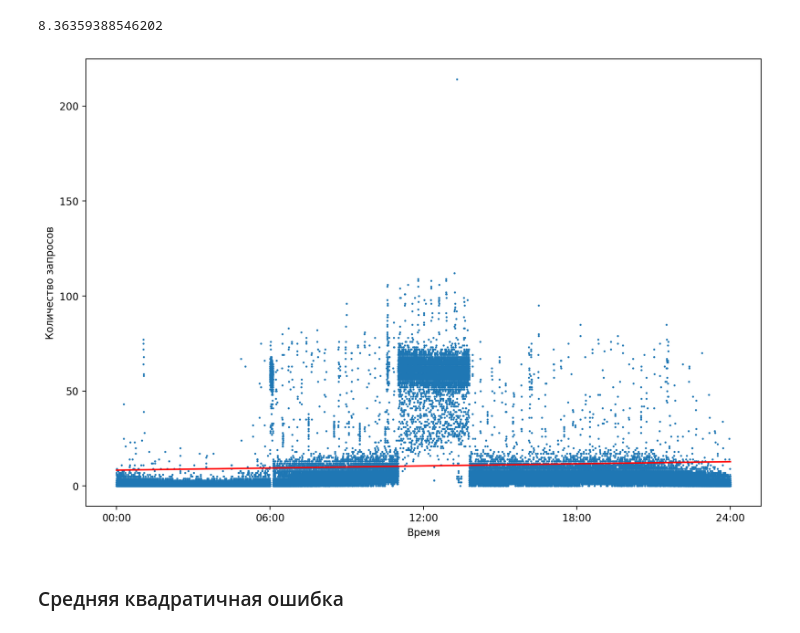
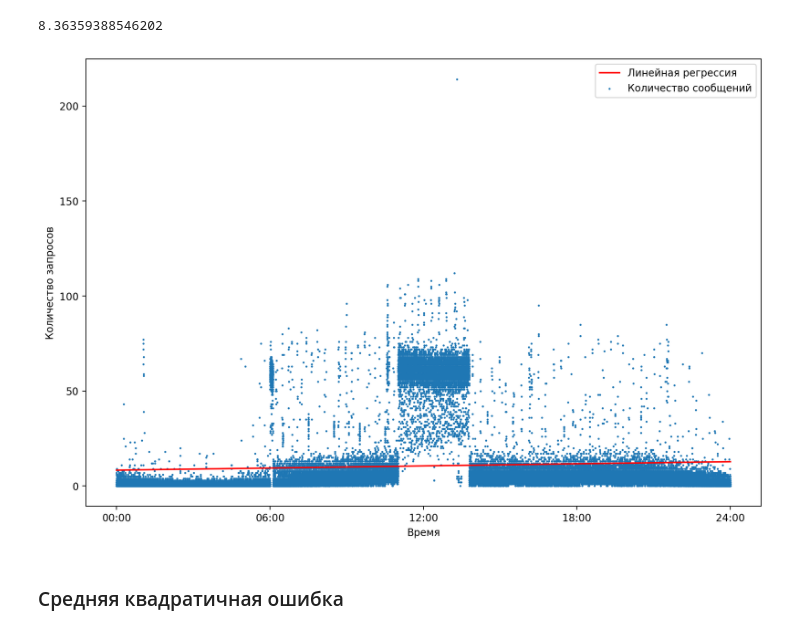
Before and after one commit to DanisDeveloper/proteiDS, a Jupyter notebook: Tasks/Task #1.ipynb, the cells around one changed output. Drawn from its saved outputs; the diff is of its cells as text; code cells hidden in the pictures.

```diff
--- a/Tasks/Task #1.ipynb
+++ b/Tasks/Task #1.ipynb
@@ -60,13 +61,14 @@ y_pred = slope*x+bias
 # %%
 plt.figure(figsize=(12,8),dpi=200)
 plt.plot(x,y_pred,c='r')
 plt.scatter(x,y,s=1);
 plt.xlabel('Время');
 plt.ylabel('Количество запросов');
 labels = ['00:00','06:00','12:00','18:00','24:00']
 plt.xticks(np.linspace(0,1,len(labels),dtype=float),labels=labels);
+plt.legend(['Линейная регрессия','Количество сообщений']);
 # %% [output]
-[figure, old version]
+[figure, new version]
 # %% [markdown]
 ### Средняя квадратичная ошибка
 # %%
```
Also changed, not shown: parts of 1 cell of this notebook, 6 other files.
